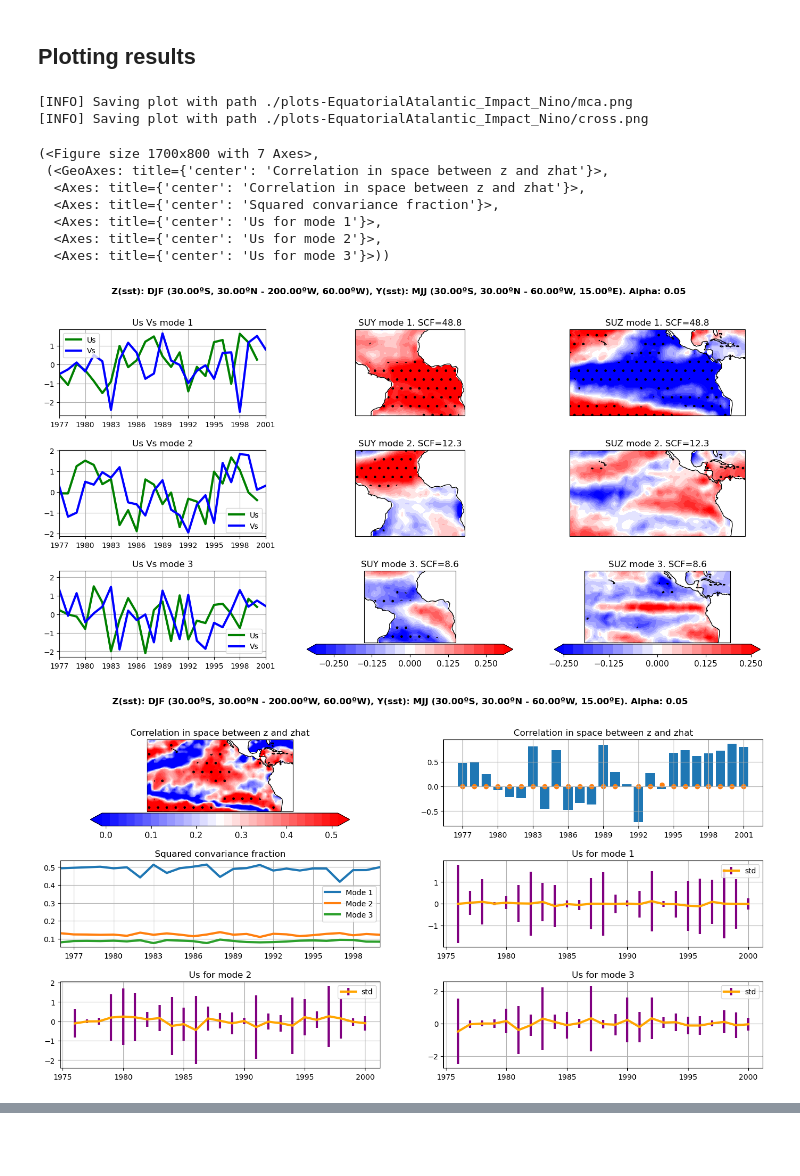
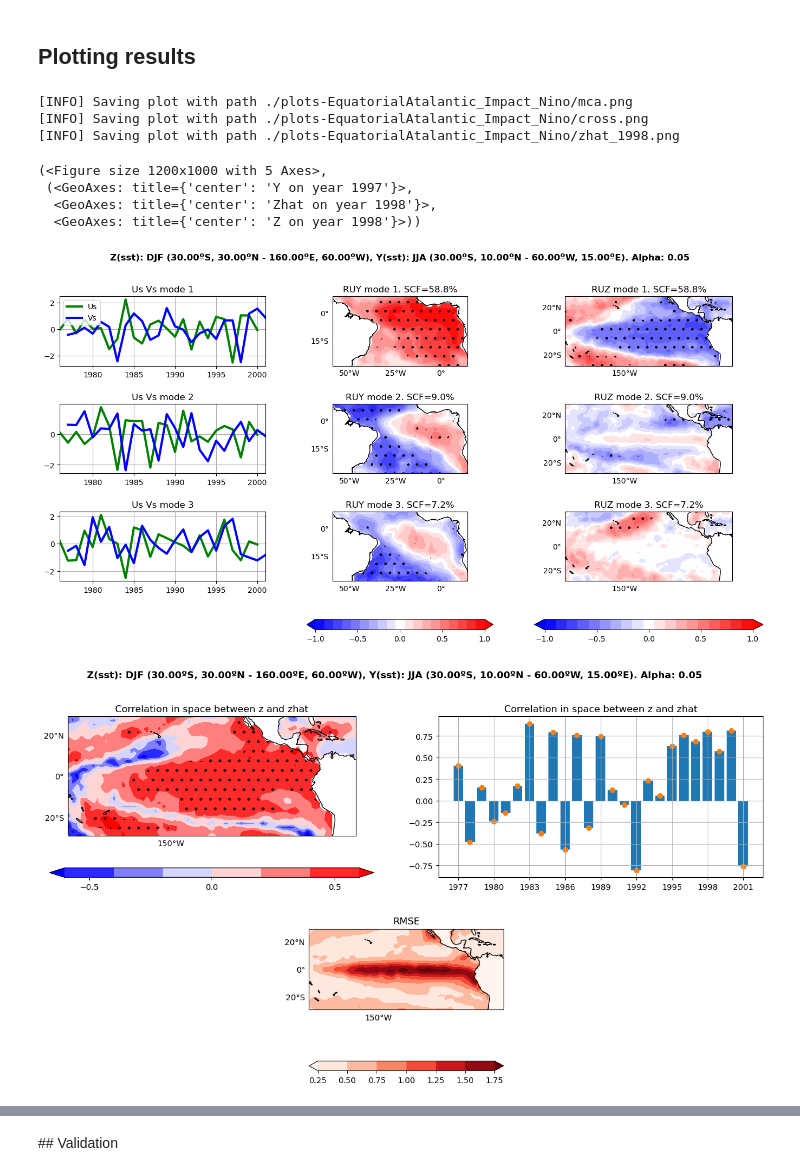
Before and after one commit to pabloduran016/Spy4CastManual, a Jupyter notebook: EquatorialAtlantic_Impact_Nino.ipynb, the cells around one changed output, grey strips where cells are left out. Cells and saved outputs as stored; diff of their text form; code cells hidden in the pictures; blank space fills up the shorter version.

Commit message:
Update regions and add validation example

```diff
--- a/EquatorialAtlantic_Impact_Nino.ipynb
+++ b/EquatorialAtlantic_Impact_Nino.ipynb
@@ -9,9 +10,9 @@ from spy4cast.spy4cast import Preprocess, MCA, Crossvalidation
 # We will use sea surface temperature both for dataset and predictor, but
 # with differnt regions
 predictor = Dataset("HadISST_sst-1970_2020.nc", "./datasets").open("sst").slice(
-    Region(lat0=-30, latf=30,
+    Region(lat0=-30, latf=10,
            lon0=-60, lonf=15,
-           month0=Month.MAY, monthf=Month.JUL,
+           month0=Month.JUN, monthf=Month.AUG,
            year0=1976, yearf=2000),
     skip=1
 )
@@ -22,14 +23,14 @@ predictand = Dataset("HadISST_sst-1970_2020.nc", "./datasets").open("sst").slice
            year0=1977, yearf=2001),
     skip=1
 )
-#  There is a lag of 5 months (from May to December)
+#  There is a lag of 6 months (from June to December)
 # %% [markdown]
 ## Methodology
 # %% [markdown]
 ### Preprocessing
 # %%
 # First step. Preprocess variables: anomaly and reshaping
-predictor_preprocessed = Preprocess(predictor)
+predictor_preprocessed = Preprocess(predictor, period=8, order=4)
 predictor_preprocessed.save("y_", "./data-EquatorialAtalantic_Impact_Nino/")
 # Save matrices as .npy for fast loading. To load use:
 # predictor_preprocessed = Preprocess.load("y_", "./data-EquatorialAtalantic_Impact_Nino/")
@@ -86,18 +87,16 @@ cross.save("cross_", "./data-EquatorialAtalantic_Impact_Nino/")
 # %% [markdown]
 ## Plotting results
 # %%
-mca.plot(save_fig=True, name="mca.png", folder="./plots-EquatorialAtalantic_Impact_Nino/", suy_ticks=[-0.25, -0.125, 0, 0.125, 0.250], suz_ticks=[-0.25, -0.125, 0, 0.125, 0.250])
+mca.plot(save_fig=True, name="mca.png", folder="./plots-EquatorialAtalantic_Impact_Nino/", ruy_ticks=[-1, -0.5, 0, 0.5, 1], ruz_ticks=[-1, -0.5, 0, 0.5, 1])
 cross.plot(save_fig=True, name="cross.png", folder="./plots-EquatorialAtalantic_Impact_Nino/")
-cross.plot_zhat(1998, figsize=(12, 10), save_fig=True, name="zhat_1998.png", folder="./plots-EquatorialAtalantic_Impact_Nino/")
+cross.plot_zhat(1998, figsize=(12, 10), save_fig=True, name="zhat_1998.png", folder="./plots-EquatorialAtalantic_Impact_Nino/", z_levels=np.linspace(-2, 2, 10), z_ticks=np.linspace(-2, 2, 5))
 # %% [output]
 [INFO] Saving plot with path ./plots-EquatorialAtalantic_Impact_Nino/mca.png
 [INFO] Saving plot with path ./plots-EquatorialAtalantic_Impact_Nino/cross.png
+[INFO] Saving plot with path ./plots-EquatorialAtalantic_Impact_Nino/zhat_1998.png
-(<Figure size 1700x800 with 7 Axes>,
- (<GeoAxes: title={'center': 'Correlation in space between z and zhat'}>,
-  <Axes: title={'center': 'Correlation in space between z and zhat'}>,
-  <Axes: title={'center': 'Squared convariance fraction'}>,
-  <Axes: title={'center': 'Us for mode 1'}>,
-  <Axes: title={'center': 'Us for mode 2'}>,
-  <Axes: title={'center': 'Us for mode 3'}>))
+(<Figure size 1200x1000 with 5 Axes>,
+ (<GeoAxes: title={'center': 'Y on year 1997'}>,
+  <GeoAxes: title={'center': 'Zhat on year 1998'}>,
+  <GeoAxes: title={'center': 'Z on year 1998'}>))
-[figure, old version]
+[figure, new version]
-[figure, old version]
+[figure, new version]
@@ -103,0 +104,2 @@ cross.plot_zhat(1998, figsize=(12, 10), save_fig=True, name="zhat_1998.png", fol
+# %% [markdown]
+## Validation
```
Also changed, not shown: parts of 10 cells of this notebook, 13 other files.
